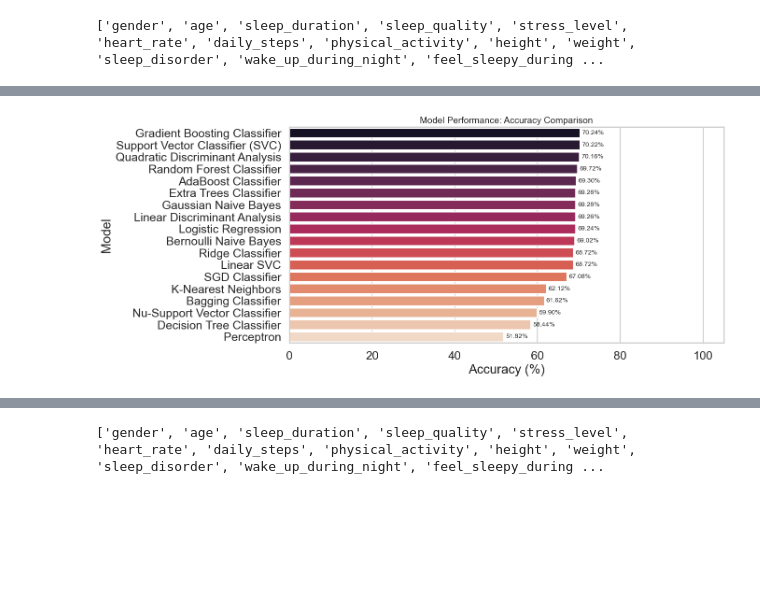
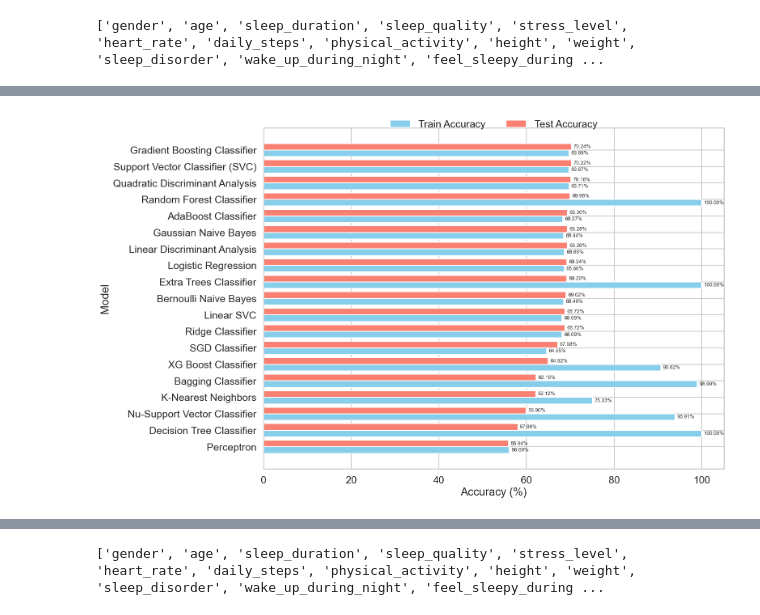
Before and after one commit to debanjan-cosmo/Erdos_Data_Science_Project_2025, a Jupyter notebook: 07_Test_Multiple_Methods.ipynb, the cells around one changed output, grey strips where cells are left out. Drawn from its saved outputs; the diff is of its cells as text; code cells hidden in the pictures; blank space fills up the shorter version.

```diff
--- a/07_Test_Multiple_Methods.ipynb
+++ b/07_Test_Multiple_Methods.ipynb
@@ -105,6 +107,14 @@ metrics = {
     'F1 Score': []
 }
 
+metrics0 = {
+    'Model': [],
+    'Accuracy': [],
+    'Precision': [],
+    'Recall': [],
+    'F1 Score': []
+}
+
 for name, model in models.items():
     model.fit(x_train, y_train)
     y_pred = model.predict(x_test)
@@ -114,40 +124,85 @@ for name, model in models.items():
     recall = recall_score(y_test, y_pred, average='weighted')
     precision = precision_score(y_test, y_pred, average='weighted')
 
+    # Evaluate on train set
+    y_pred0 = model.predict(x_train)
+    acc0 = accuracy_score(y_train, y_pred0)
+    f10 = f1_score(y_train, y_pred0, average='weighted')  # Use 'weighted' for multi-class classification
+    recall0 = recall_score(y_train, y_pred0, average='weighted')
+    precision0 = precision_score(y_train, y_pred0, average='weighted')
+
     metrics['Model'].append(name)
     metrics['Accuracy'].append(acc * 100)
     metrics['Precision'].append(precision * 100)
     metrics['Recall'].append(recall * 100)
     metrics['F1 Score'].append(f1 * 100)
 
+    metrics0['Model'].append(name)
+    metrics0['Accuracy'].append(acc0 * 100)
+    metrics0['Precision'].append(precision0 * 100)
+    metrics0['Recall'].append(recall0 * 100)
+    metrics0['F1 Score'].append(f10 * 100)
+
     print(f"Model: {name}")
-    print(f"Accuracy: {acc * 100:.2f}%")
-    print(f"Precision: {precision * 100:.2f}%")
-    print(f"Recall: {recall * 100:.2f}%")
-    print(f"F1 Score: {f1 * 100:.2f}%")
+    print(f"Accuracy: {acc * 100:.2f}%, {acc0 * 100:.2f}%")
+    print(f"Precision: {precision * 100:.2f}%, {precision0 * 100:.2f}%")
+    print(f"Recall: {recall * 100:.2f}%, {recall0 * 100:.2f}%")
+    print(f"F1 Score: {f1 * 100:.2f}%, {f10 * 100:.2f}%")
     print("-" * 30)
 
 
 # Convert metrics dictionary to DataFrame
 df_metrics = pd.DataFrame(metrics)
+df_metrics0 = pd.DataFrame(metrics0)
 
-# Sort by accuracy in descending order
-df_metrics = df_metrics.sort_values(by="Accuracy", ascending=False)
+# Merge train and test metrics for plotting
+df_plot = df_metrics.merge(df_metrics0, on="Model", suffixes=("_Test", "_Train"))
 
-# Set style
-plt.figure(figsize=(12, 6))
+# Sort by test accuracy
+df_plot = df_plot.sort_values(by="Accuracy_Test", ascending=True).reset_index(drop=True)
+
+
+# Set up the plot
+plt.figure(figsize=(16, 10))
 sns.set_style("whitegrid")
-ax = sns.barplot(x="Accuracy", y="Model", data=df_metrics, palette="rocket")
 
-# Add accuracy values on bars
-for index, value in enumerate(df_metrics["Accuracy"]):
-    ax.text(value + 0.5, index, f"{value:.2f}%", va="center", fontsize=10)
+# Bar positions
+y_pos = range(len(df_plot))
+bar_width = 0.4
+
+# Plot train accuracy (shifted left)
+plt.barh(
+    [i - bar_width/2 for i in y_pos],
+    df_plot["Accuracy_Train"],
+    height=bar_width,
+    label="Train Accuracy",
+    color="skyblue"
+)
+
+# Plot test accuracy (shifted right)
+plt.barh(
+    [i + bar_width/2 for i in y_pos],
+    df_plot["Accuracy_Test"],
+    height=bar_width,
+    label="Test Accuracy",
+    color="salmon"
+)
+
+# Y-axis labels
+plt.yticks(y_pos, df_plot["Model"])
+
+# Add values to bars
+for i, (train_acc, test_acc) in enumerate(zip(df_plot["Accuracy_Train"], df_plot["Accuracy_Test"])):
+    plt.text(train_acc + 0.5, i - bar_width/2, f"{train_acc:.2f}%", va="center", fontsize=9)
+    plt.text(test_acc + 0.5, i + bar_width/2, f"{test_acc:.2f}%", va="center", fontsize=9)
 
 # Labels and title
 plt.xlabel("Accuracy (%)")
 plt.ylabel("Model")
-plt.title("Model Performance: Accuracy Comparison", fontsize=14)
-plt.xlim(0, 105)  # Extend limit slightly for better text visibility
+#plt.title("Model Performance: Train vs Test Accuracy", fontsize=14)
+plt.xlim(0, 105)
+plt.legend(loc="upper center", bbox_to_anchor=(0.5, 1.05), ncol=2, frameon=False)
 
+plt.tight_layout()
 plt.show()
 # %% [output]
@@ -191,4 +243,4 @@ Passing `palette` without assigning `hue` is deprecated and will be removed in v
-[figure, old version]
+[figure, new version]
 # %%
 x=df.drop(['insomnia'],axis=1)
 y=df['insomnia']
```
Also changed, not shown: parts of 5 cells of this notebook, 2 other files.
